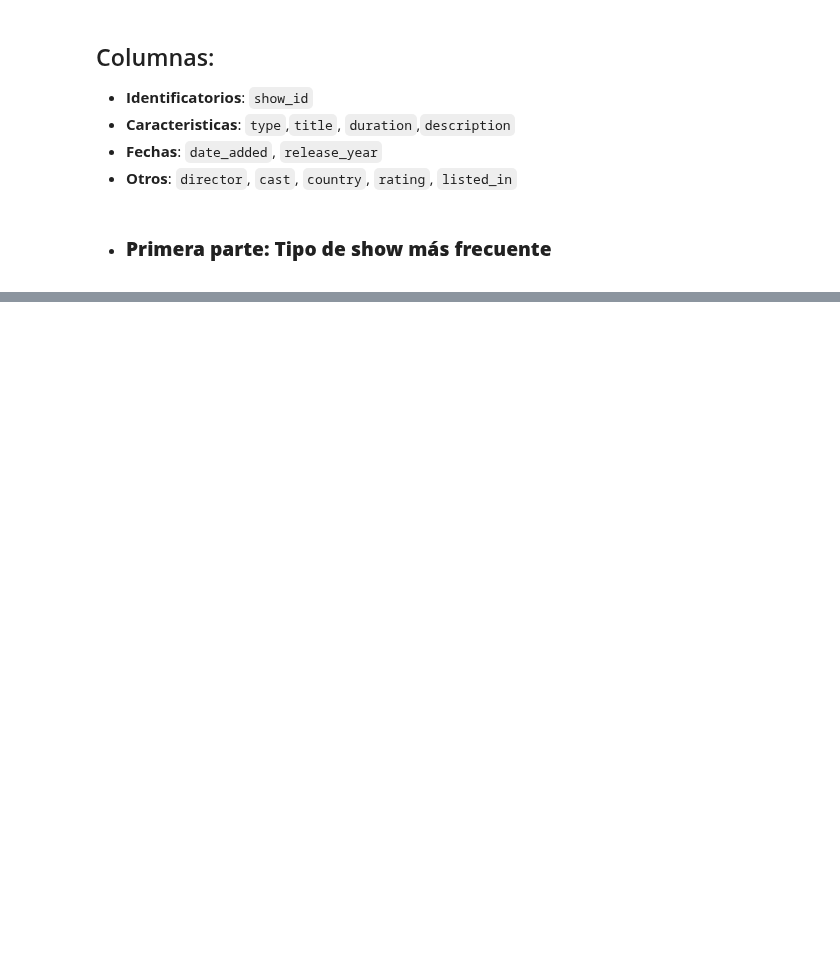
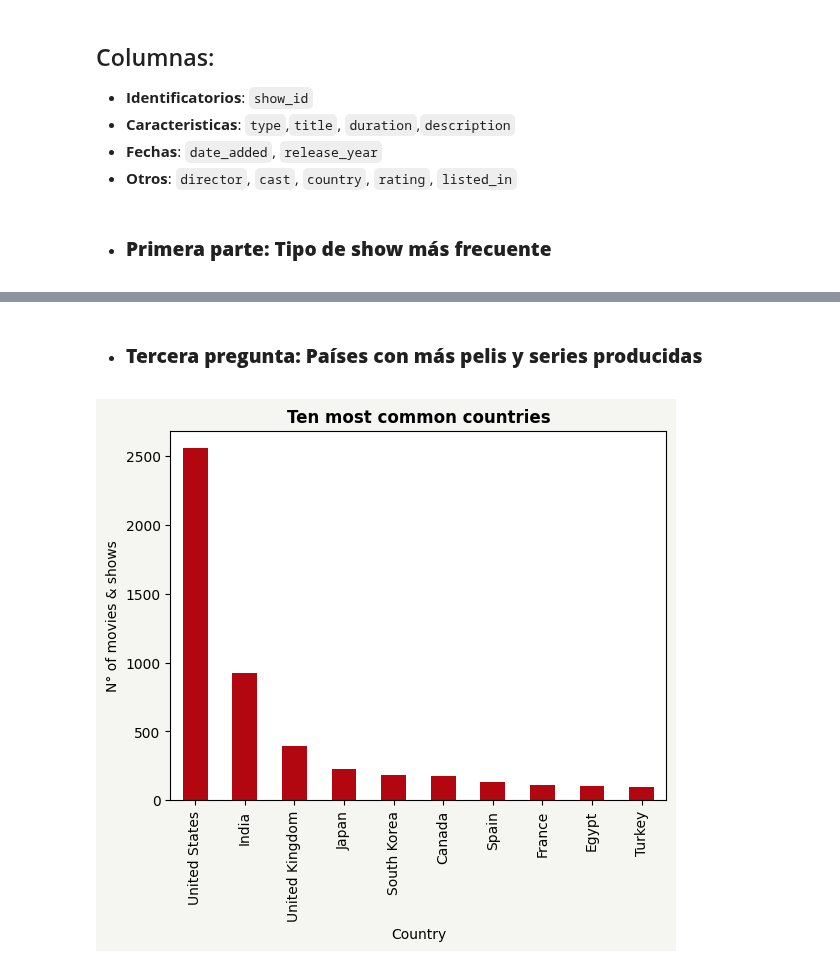
Before and after one commit to Apanizza197/AnalisisDeDatos, a Jupyter notebook: Practico2/practico_2.ipynb, the cells around one changed output, grey strips where cells are left out. Saved outputs shown, nothing was run; the diff lists cells and outputs as text; code cells hidden in the pictures; blank space fills up the shorter version.

```diff
--- a/Practico2/practico_2.ipynb
+++ b/Practico2/practico_2.ipynb
@@ -64,0 +86,21 @@ plt.show()
+# %% [markdown]
++ ### **Tercera pregunta: Países con más pelis y series producidas**
+# %%
+#Converting to string and discarding nan values
+df['country'] = df['country'].astype(str)
+df = df[df['country'].str.lower() != 'nan']
+
+#Counting the countries and plotting the ten most common
+country_count = df['country'].value_counts().head(10)
+
+#Plotting
+fig, ax = plt.subplots()
+fig.patch.set_facecolor(color=colours[0])
+bar_colours = [colours[2]] * 10
+country_count.plot(kind='bar', color=bar_colours, ax=ax)
+ax.set_title('Ten most common countries', fontweight = 'bold')
+ax.set_xlabel('Country')
+ax.set_ylabel('N° of movies & shows')
+plt.show()
+# %% [output]
+[figure, added]
```
Also changed, not shown: parts of 4 cells of this notebook.
